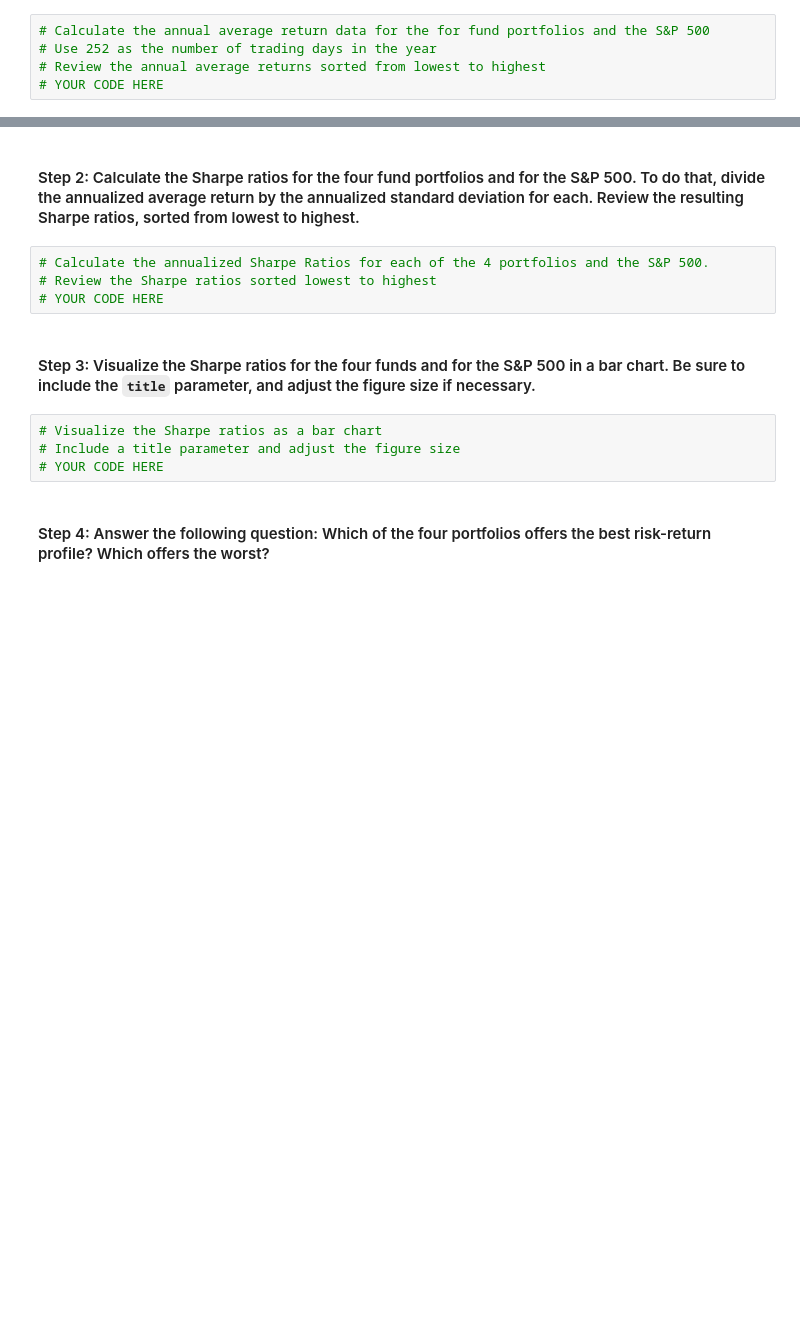
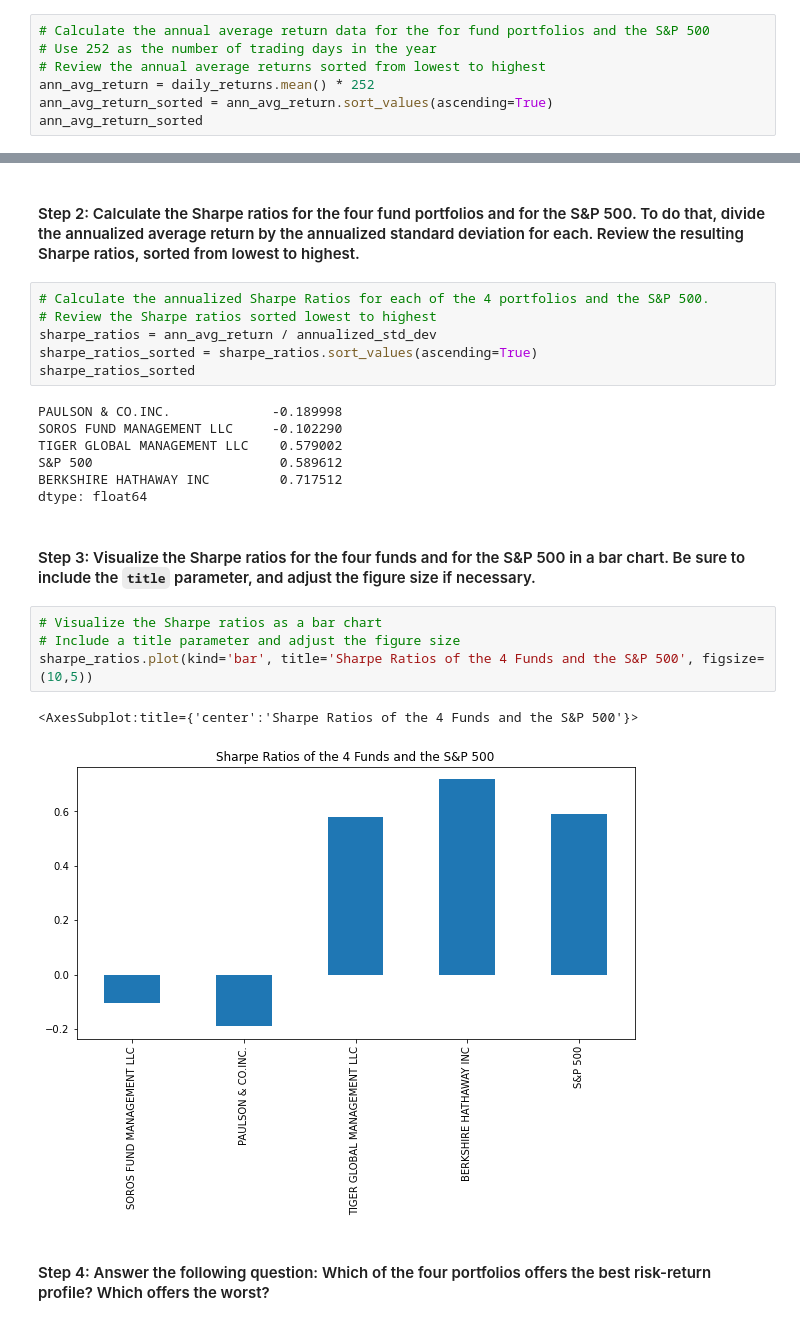
Before and after one commit to tycastleberry/Challenge4, a Jupyter notebook: risk_return_analysis.ipynb, the cells around one changed output, grey strips where cells are left out. Cells and saved outputs as stored; diff of their text form; blank space fills up the shorter version.

```diff
--- a/risk_return_analysis.ipynb
+++ b/risk_return_analysis.ipynb
@@ -281,4 +305,6 @@ To determine the overall risk of an asset or portfolio, quantitative analysts an
 # Calculate the annual average return data for the for fund portfolios and the S&P 500
 # Use 252 as the number of trading days in the year
 # Review the annual average returns sorted from lowest to highest
-# YOUR CODE HERE
+ann_avg_return = daily_returns.mean() * 252
+ann_avg_return_sorted = ann_avg_return.sort_values(ascending=True)
+ann_avg_return_sorted
@@ -287,13 +320,25 @@ To determine the overall risk of an asset or portfolio, quantitative analysts an
 # %%
 # Calculate the annualized Sharpe Ratios for each of the 4 portfolios and the S&P 500.
 # Review the Sharpe ratios sorted lowest to highest
-# YOUR CODE HERE
+sharpe_ratios = ann_avg_return / annualized_std_dev
+sharpe_ratios_sorted = sharpe_ratios.sort_values(ascending=True)
+sharpe_ratios_sorted
+# %% [output]
+PAULSON & CO.INC.             -0.189998
+SOROS FUND MANAGEMENT LLC     -0.102290
+TIGER GLOBAL MANAGEMENT LLC    0.579002
+S&P 500                        0.589612
+BERKSHIRE HATHAWAY INC         0.717512
+dtype: float64
 # %% [markdown]
 #### Step 3: Visualize the Sharpe ratios for the four funds and for the S&P 500 in a bar chart. Be sure to include the `title` parameter, and adjust the figure size if necessary.
 # %%
 # Visualize the Sharpe ratios as a bar chart
 # Include a title parameter and adjust the figure size
-# YOUR CODE HERE
+sharpe_ratios.plot(kind='bar', title='Sharpe Ratios of the 4 Funds and the S&P 500', figsize=(10,5))
+# %% [output]
+<AxesSubplot:title={'center':'Sharpe Ratios of the 4 Funds and the S&P 500'}>
+[figure, added]
 # %% [markdown]
 #### Step 4: Answer the following question: Which of the four portfolios offers the best risk-return profile? Which offers the worst?
 # %% [markdown]
```
Also changed, not shown: parts of 24 cells of this notebook.
